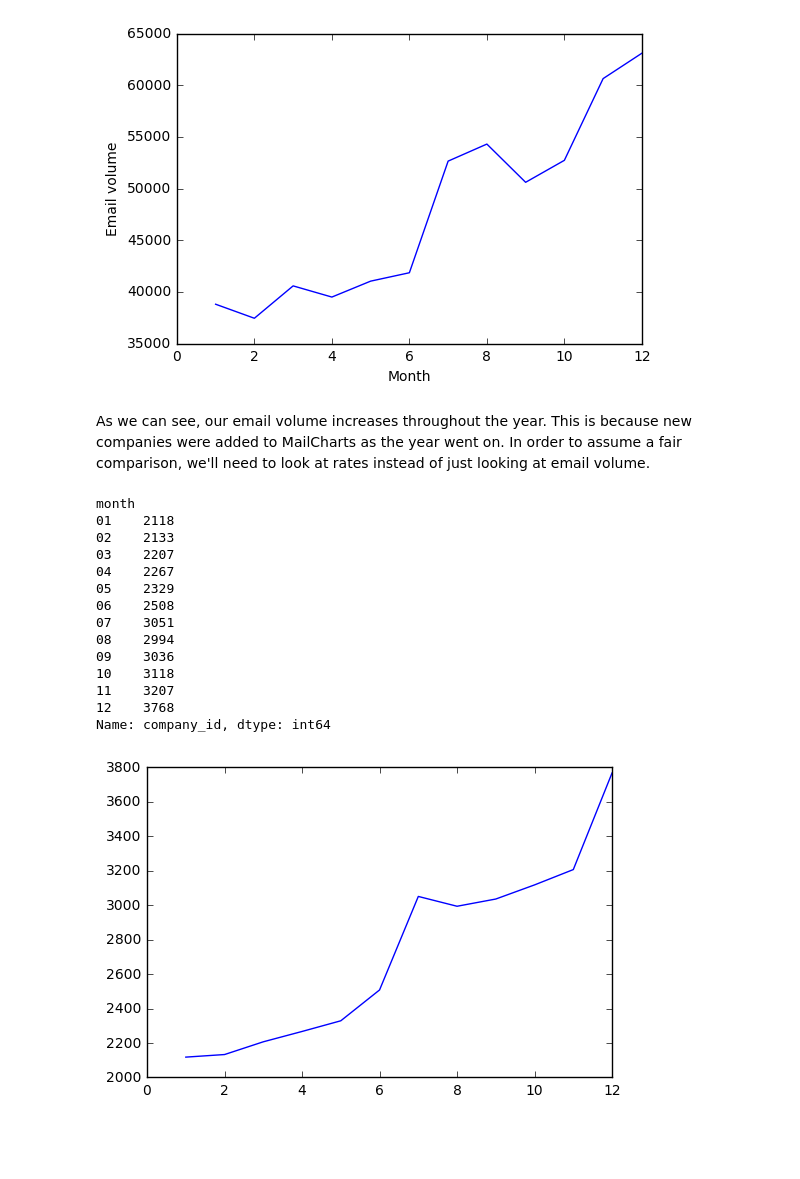
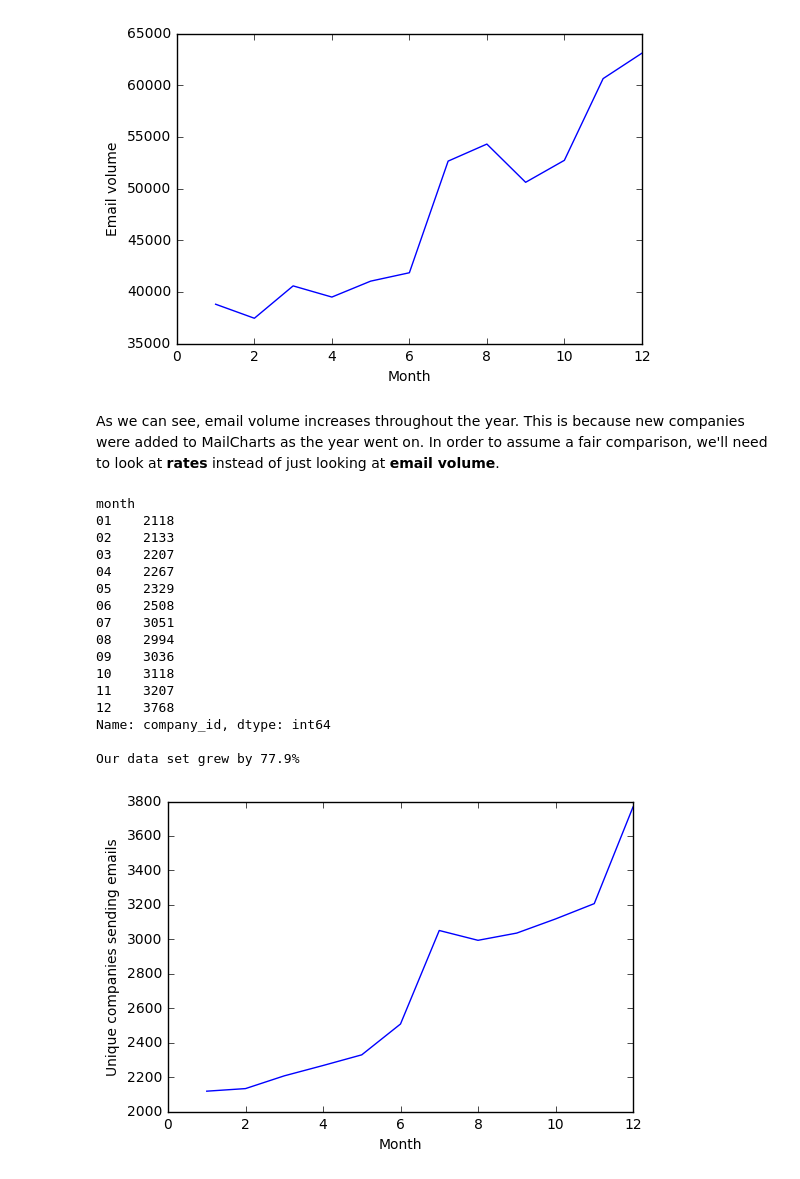
Before and after one commit to carlsednaoui/thinkful-data-science, a Jupyter notebook: coursework/capstone/capstone.ipynb, the cells around one changed output. Drawn from its saved outputs; the diff is of its cells as text; code cells hidden in the pictures; blank space fills up the shorter version.

```diff
--- a/coursework/capstone/capstone.ipynb
+++ b/coursework/capstone/capstone.ipynb
@@ -90,29 +76,36 @@ month
 dtype: int64
 [figure]
 # %% [markdown]
-As we can see, our email volume increases throughout the year. This is because new companies were added to MailCharts as the year went on. In order to assume a fair comparison, we'll need to look at rates instead of just looking at email volume.
+As we can see, email volume increases throughout the year. This is because new companies were added to MailCharts as the year went on. In order to assume a fair comparison, we'll need to look at **rates** instead of just looking at **email volume**.
 # %%
 # Let's see how many unique companies sent an email each month.
-# This will give us a rough idea of how our dataset grew throughout the year.
+# This gives us a rough idea of how the dataset grew throughout 2016.
 
 unique_senders_by_month = df.groupby(['month'])['company_id'].nunique()
 print(unique_senders_by_month)
 
+senders_percent_change = (unique_senders_by_month[-1] - unique_senders_by_month[0]) / unique_senders_by_month[0]
+print("\nOur data set grew by {}%".format(np.round(senders_percent_change * 100, decimals=2)))
+
 plt.plot(unique_senders_by_month)
+plt.ylabel('Unique companies sending emails')
+plt.xlabel('Month')
 plt.show()
 # %% [output]
 month
 01    2118
 02    2133
 03    2207
 04    2267
 05    2329
 06    2508
 07    3051
 08    2994
 09    3036
 10    3118
 11    3207
 12    3768
 Name: company_id, dtype: int64
+
+Our data set grew by 77.9%
-[figure, old version]
+[figure, new version]
```
Also changed, not shown: parts of 21 cells of this notebook.
